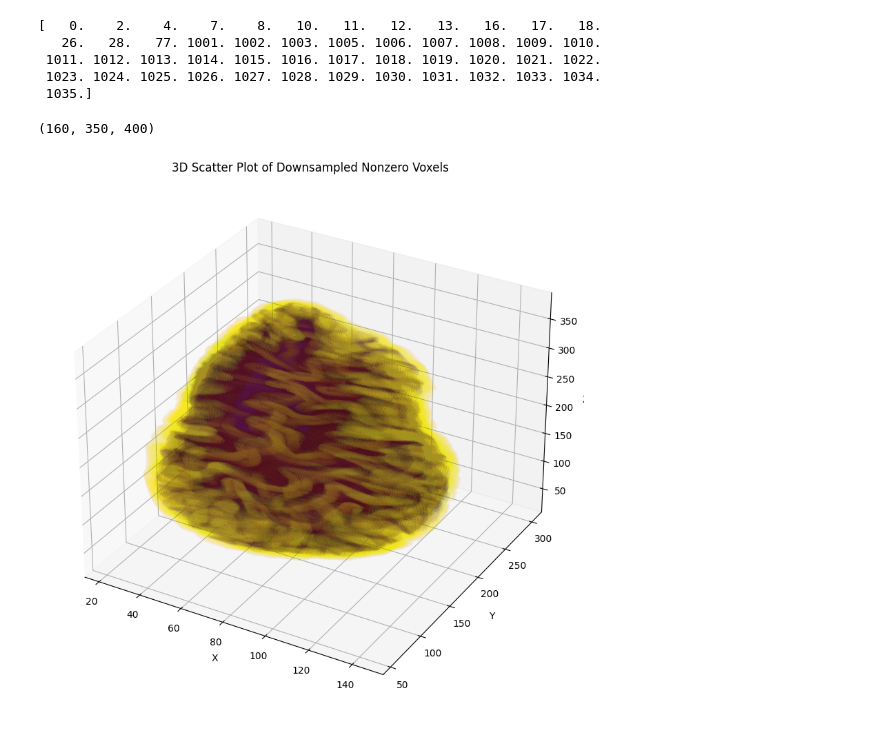
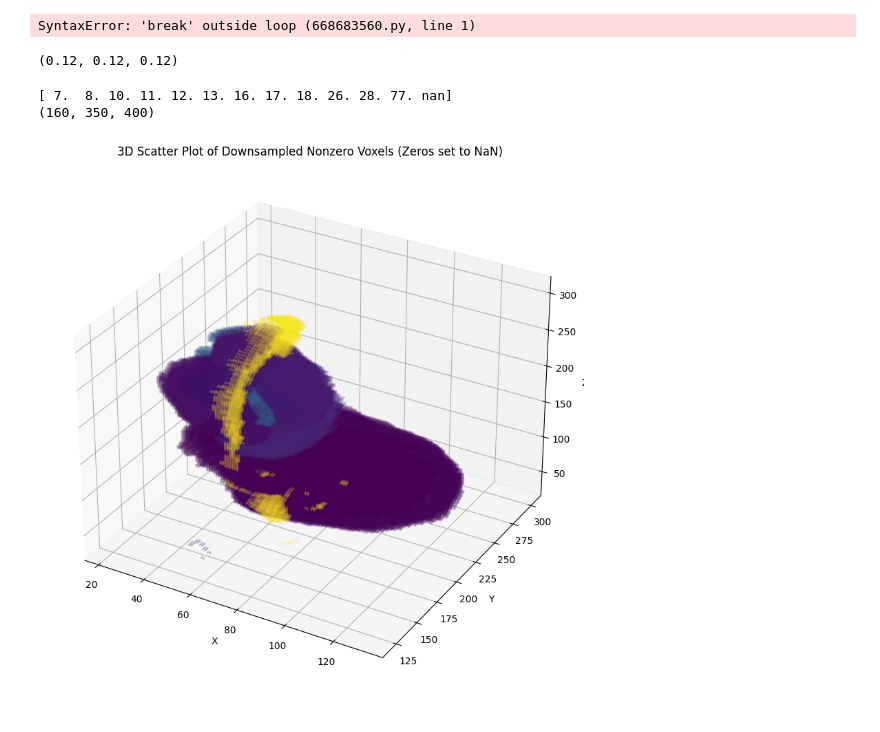
Before and after one commit to dyjung130/cortical_layer, a Jupyter notebook: jupyter-notebook/092325_cortical_gradients/run_spintest.ipynb, the cells around one changed output. Drawn from its saved outputs; the diff is of its cells as text; code cells hidden in the pictures.

```diff
--- a/jupyter-notebook/092325_cortical_gradients/run_spintest.ipynb
+++ b/jupyter-notebook/092325_cortical_gradients/run_spintest.ipynb
@@ -233,11 +314,11 @@ NameError: name 'spin_results' is not defined
 # %%
-#save spin_pvals_dict to the subpath of exvivo_save_subpath
-with open(f'{exvivo_save_subpath}/spin_pvals_dict.pkl', 'wb') as f:
-    pickle.dump(spin_pvals_dict, f)
+break
+# %% [output]
+SyntaxError: 'break' outside loop (668683560.py, line 1)
 # %%
 import nibabel as nib
 #load
-file_name =  '/Users/dennis.jungchildmind.org/Desktop/subcortical_test/mri/aparc+aseg.upsampled.mgz'
+file_name =  '/Users/dennis.jungchildmind.org/Desktop/subcortical_test/exc022/aseg.upsampled.mgz'
 dat = nib.load(file_name)
 
-#get the aseg labels
+#get the aseg labelsa
@@ -247,10 +325,4 @@ dat2 = dat.get_fdata()[::4, ::4, ::4]
-# %%
-print(np.unique(dat2))
-#cat $FREESURFER_HOME/FreeSurferColorLUT.txt | grep -i thal
-#10 is left thalamus, 49 is right thalamus
-# %% [output]
-[   0.    2.    4.    7.    8.   10.   11.   12.   13.   16.   17.   18.
-   26.   28.   77. 1001. 1002. 1003. 1005. 1006. 1007. 1008. 1009. 1010.
- 1011. 1012. 1013. 1014. 1015. 1016. 1017. 1018. 1019. 1020. 1021. 1022.
- 1023. 1024. 1025. 1026. 1027. 1028. 1029. 1030. 1031. 1032. 1033. 1034.
- 1035.]
+# %%
+dat.header.get_zooms()
+# %% [output]
+(0.12, 0.12, 0.12)
@@ -257,24 +338,36 @@ print(np.unique(dat2))
 # %%
+# downsample dat by 4
+dat2 = dat.get_fdata()[::4, ::4, ::4]
+# Set zeros in dat2 as nan
+dat2[dat2 == 3] = np.nan
+dat2[dat2 == 2]= np.nan
+dat2[dat2 == 4] = np.nan
+print(np.unique(dat2))
+#cat $FREESURFER_HOME/FreeSurferColorLUT.txt | grep -i thal
+#10 is left thalamus, 49 is right thalamus
 print(dat2.shape)
 import matplotlib.pyplot as plt
 from mpl_toolkits.mplot3d import Axes3D  # noqa: F401
 
-# dat2 is the downsampled volumetric data
-# Get the indices of nonzero voxels for visualization
-coords = np.column_stack(np.where(dat2 > 0))
-
-fig = plt.figure(figsize=(10, 10))
-ax = fig.add_subplot(111, projection='3d')
-#color the voxels by the value
-ax.scatter(coords[:, 0], coords[:, 1], coords[:, 2], c=dat2[coords[:, 0], coords[:, 1], coords[:, 2]], s=1, alpha=0.01)
-ax.set_xlabel('X')
-ax.set_ylabel('Y')
-ax.set_zlabel('Z')
-ax.set_title('3D Scatter Plot of Downsampled Nonzero Voxels')
-plt.show()
+# dat2 is the downsampled volumetric data with zeros set to nan
+# Get the indices of non-nan voxels for visualization
+coords = np.column_stack(np.where(~np.isnan(dat2)))
 # %% [output]
+[ 7.  8. 10. 11. 12. 13. 16. 17. 18. 26. 28. 77. nan]
 (160, 350, 400)
-[figure, removed]
+# %%
+
+fig = plt.figure(figsize=(10, 10))
+ax = fig.add_subplot(111, projection='3d')
+# color the voxels by the value
+ax.scatter(coords[:, 0], coords[:, 1], coords[:, 2], c=dat2[coords[:, 0], coords[:, 1], coords[:, 2]], s=1, alpha=0.1)
+ax.set_xlabel('X')
+ax.set_ylabel('Y')
+ax.set_zlabel('Z')
+ax.set_title('3D Scatter Plot of Downsampled Nonzero Voxels (Zeros set to NaN)')
+plt.show()
+# %% [output]
+[figure, added]
 # %%
 
 mni_volumetric = '/Users/dennis.jungchildmind.org/Desktop/subcortical_test/Schaefer2018_400Parcels_7Networks_order_Tian_Subcortex_S1_3T_MNI152NLin2009cAsym_1mm.nii.gz'
```
Also changed, not shown: parts of 8 cells of this notebook, 3 other files.
